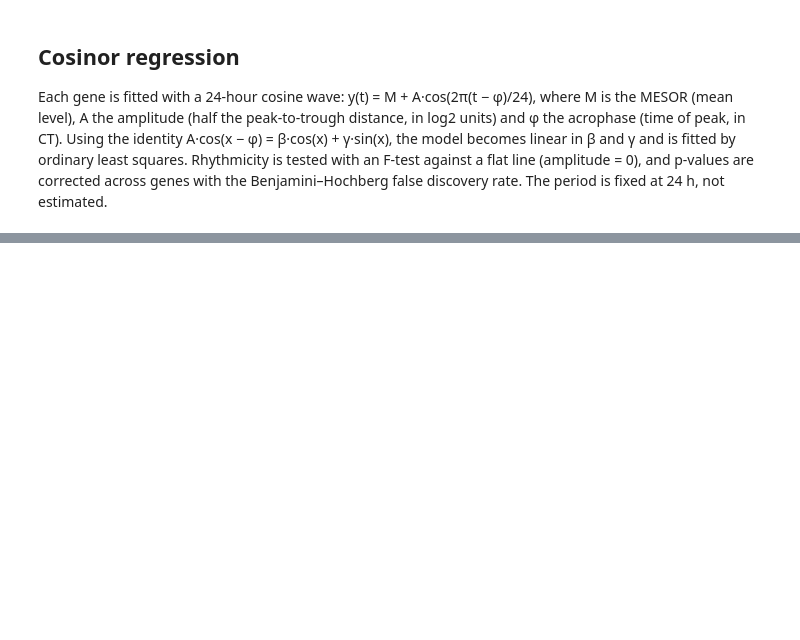
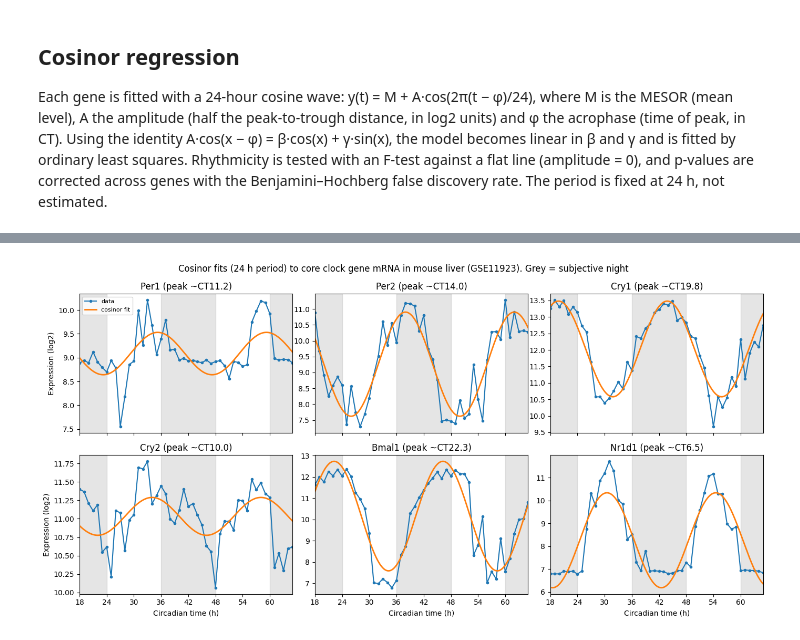
Before and after one commit to Sezemr/Circadian-Rhythm-Detection-, a Jupyter notebook: 01_setup_and_data.ipynb, the cells around one changed output, grey strips where cells are left out. Cells and saved outputs as stored; diff of their text form; code cells hidden in the pictures; blank space fills up the shorter version.

```diff
--- a/01_setup_and_data.ipynb
+++ b/01_setup_and_data.ipynb
@@ -327,0 +342,26 @@ show.round(2)
+# %%
+t_fine = np.linspace(18, 65, 500)
+fig, axes = plt.subplots(2, 3, figsize=(14, 7), sharex=True)
+
+for ax, gene in zip(axes.flatten(), clock.index):
+    for start in [12, 36, 60]:
+        ax.axvspan(start, start + 12, color="grey", alpha=0.2)
+    ax.plot(clock.columns, clock.loc[gene], marker="o", markersize=3, label="data")
+    m, a, phi = results.loc[gene, ["mesor", "amplitude", "acrophase_ct"]]
+    ax.plot(t_fine, m + a * np.cos(2 * np.pi * (t_fine - phi) / 24), linewidth=2, label="cosinor fit")
+    ax.set_title(f"{gene} (peak ~CT{phi:.1f})")
+    ax.set_xlim(18, 65)
+    ax.set_xticks(range(18, 66, 6))
+
+for ax in axes[:, 0]:
+    ax.set_ylabel("Expression (log2)")
+for ax in axes[1]:
+    ax.set_xlabel("Circadian time (h)")
+axes[0, 0].legend(loc="upper left", fontsize=8)
+
+fig.suptitle("Cosinor fits (24 h period) to core clock gene mRNA in mouse liver (GSE11923). Grey = subjective night")
+fig.tight_layout()
+fig.savefig("clock_genes_cosinor.png", dpi=200, bbox_inches="tight")
+plt.show()
+# %% [output]
+[figure, added]
```
Also changed, not shown: parts of 4 cells of this notebook.
